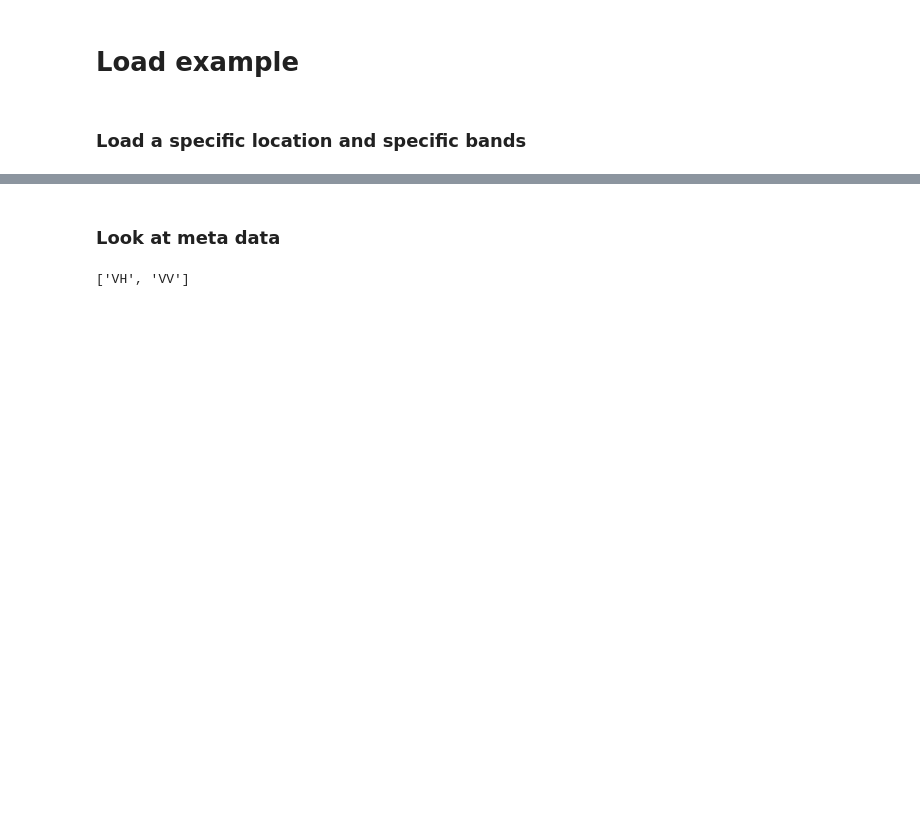
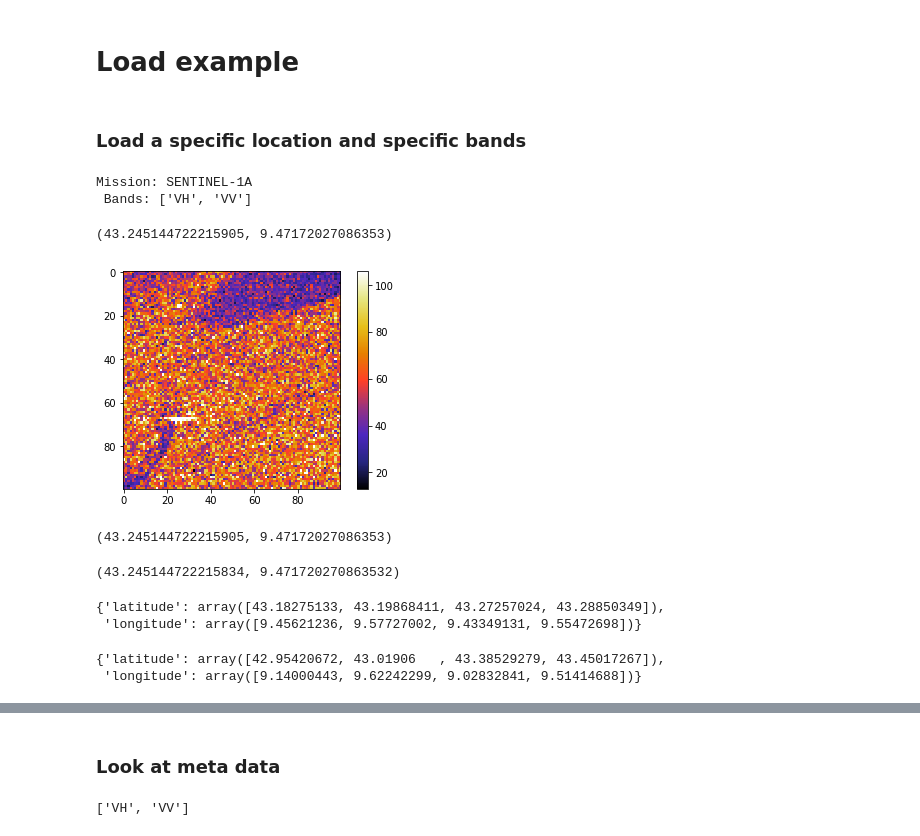
Before and after one commit to eyhl/sarpy, a Jupyter notebook: Load_example.ipynb, the cells around one changed output, grey strips where cells are left out. Drawn from its saved outputs; the diff is of its cells as text; code cells hidden in the pictures; blank space fills up the shorter version.

Commit message:
__repr__ and __getitem__ added to SarImage
Now easy slicing of SarImage is possible. Like test_img[:1000:10,300:400]

```diff
--- a/Load_example.ipynb
+++ b/Load_example.ipynb
@@ -11,3 +11,20 @@ path = '/home/simon/Desktop/dev_sarpy/test_data/S1A_IW_GRDH_1SDV_20181009T171427
 # %%
 test = sar_load(path,['VH','VV'],location=(43.20203134094203, 9.326176488289917),size=(4800,4000))
 #test = sar_load(path,['VH','VV'],location=(43.657032526749774, 10.343353513999974),size=(1000,2000))
+# %%
+test
+# %% [output]
+Mission: SENTINEL-1A
+ Bands: ['VH', 'VV']
+# %%
+test.get_coordinate(2650,3250)
+# %% [output]
+(43.245144722215905, 9.47172027086353)
+# %%
+test[2000:3000:10,3000::10].simple_plot(1,0.99,1,cmap = 'CMRmap')
+# %% [output]
+[figure, added]
+# %%
+test.get_coordinate(2650,3250)
+# %% [output]
+(43.245144722215905, 9.47172027086353)
@@ -13,0 +33,14 @@ test = sar_load(path,['VH','VV'],location=(43.20203134094203, 9.326176488289917)
+# %%
+test_2.get_coordinate(65,25)
+# %% [output]
+(43.245144722215834, 9.471720270863532)
+# %%
+test_2.footprint
+# %% [output]
+{'latitude': array([43.18275133, 43.19868411, 43.27257024, 43.28850349]),
+ 'longitude': array([9.45621236, 9.57727002, 9.43349131, 9.55472698])}
+# %%
+test.footprint
+# %% [output]
+{'latitude': array([42.95420672, 43.01906   , 43.38529279, 43.45017267]),
+ 'longitude': array([9.14000443, 9.62242299, 9.02832841, 9.51414688])}
```
Also changed, not shown: parts of 2 cells of this notebook, 1 other file.
